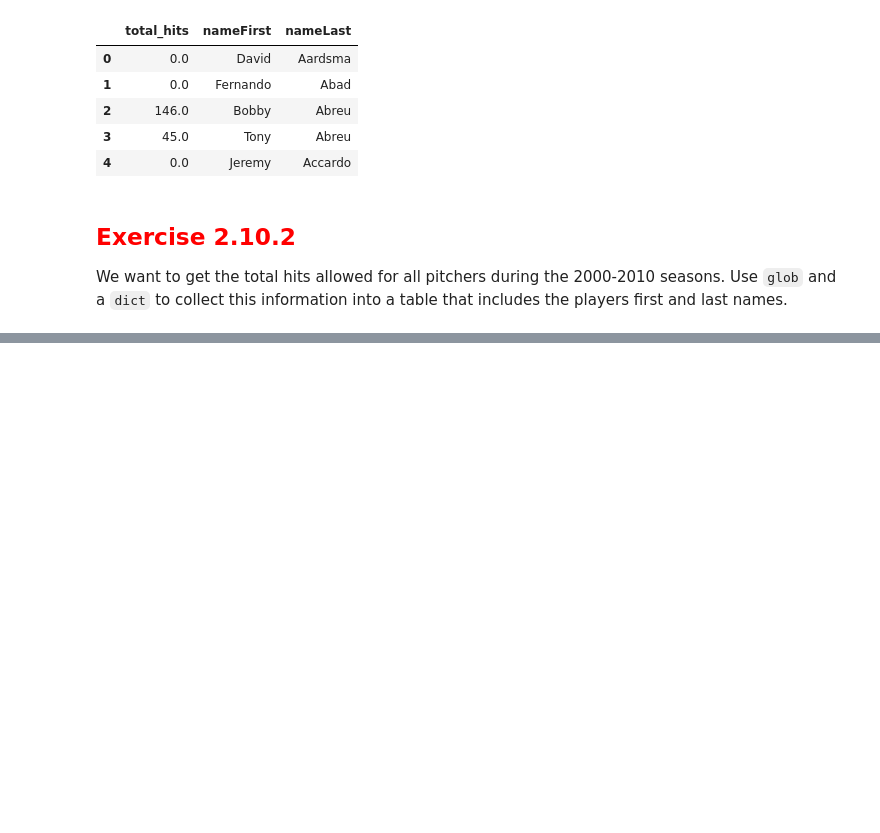
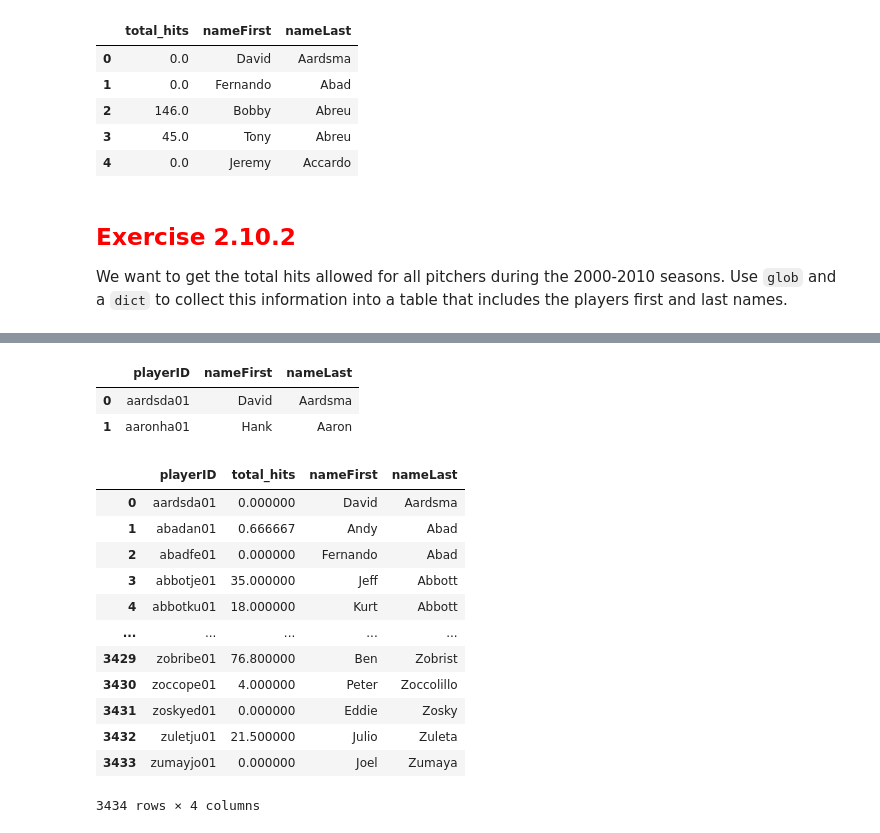
Before and after one commit to dreols01/module2_intro_to_pandas, a Jupyter notebook: 2__10_combining_tables_with_set_like_operations_w_dfply_V2.ipynb, the cells around one changed output, grey strips where cells are left out. Drawn from its saved outputs; the diff is of its cells as text; code cells hidden in the pictures; blank space fills up the shorter version.

```diff
--- a/2__10_combining_tables_with_set_like_operations_w_dfply_V2.ipynb
+++ b/2__10_combining_tables_with_set_like_operations_w_dfply_V2.ipynb
@@ -473,0 +608,3 @@ We want to get the total hits allowed for all pitchers during the 2000-2010 seas
+# %%
+dfs = {name:pd.read_csv(path) for name, path in zip(file_names(baseball), baseball)}
+dfs['Batting'].head()
@@ -473,0 +629,8 @@ We want to get the total hits allowed for all pitchers during the 2000-2010 seas
+# %%
+hits_from_2000_to_2010 = (dfs['Batting']
+                   >> select(X.yearID, X.playerID, X.H)
+                   >> filter_by(X.yearID < 2011, X.yearID > 1999)
+                   >> group_by(X.playerID)
+                   >> summarise(total_hits = mean(X.H))
+                   )
+hits_from_2000_to_2010.head()
@@ -473,0 +644,27 @@ We want to get the total hits allowed for all pitchers during the 2000-2010 seas
+# %%
+player_names = (dfs['People']
+         >> select(X.playerID, X.nameFirst, X.nameLast))
+player_names.head(2)
+# %% [output]
+|  | playerID | nameFirst | nameLast |
+| 0 | aardsda01 | David | Aardsma |
+| 1 | aaronha01 | Hank | Aaron |
+# %%
+hits_2000_2010 = (hits_from_2000_to_2010 >>
+                left_join(player_names, by = 'playerID'))
+# %%
+hits_2000_2010
+# %% [output]
+|  | playerID | total_hits | nameFirst | nameLast |
+| 0 | aardsda01 | 0.000000 | David | Aardsma |
+| 1 | abadan01 | 0.666667 | Andy | Abad |
+| 2 | abadfe01 | 0.000000 | Fernando | Abad |
+| 3 | abbotje01 | 35.000000 | Jeff | Abbott |
+| 4 | abbotku01 | 18.000000 | Kurt | Abbott |
+| ... | ... | ... | ... | ... |
+| 3429 | zobribe01 | 76.800000 | Ben | Zobrist |
+| 3430 | zoccope01 | 4.000000 | Peter | Zoccolillo |
+| 3431 | zoskyed01 | 0.000000 | Eddie | Zosky |
+| 3432 | zuletju01 | 21.500000 | Julio | Zuleta |
+| 3433 | zumayjo01 | 0.000000 | Joel | Zumaya |
+3434 rows × 4 columns
```
Also changed, not shown: parts of 16 cells of this notebook.
